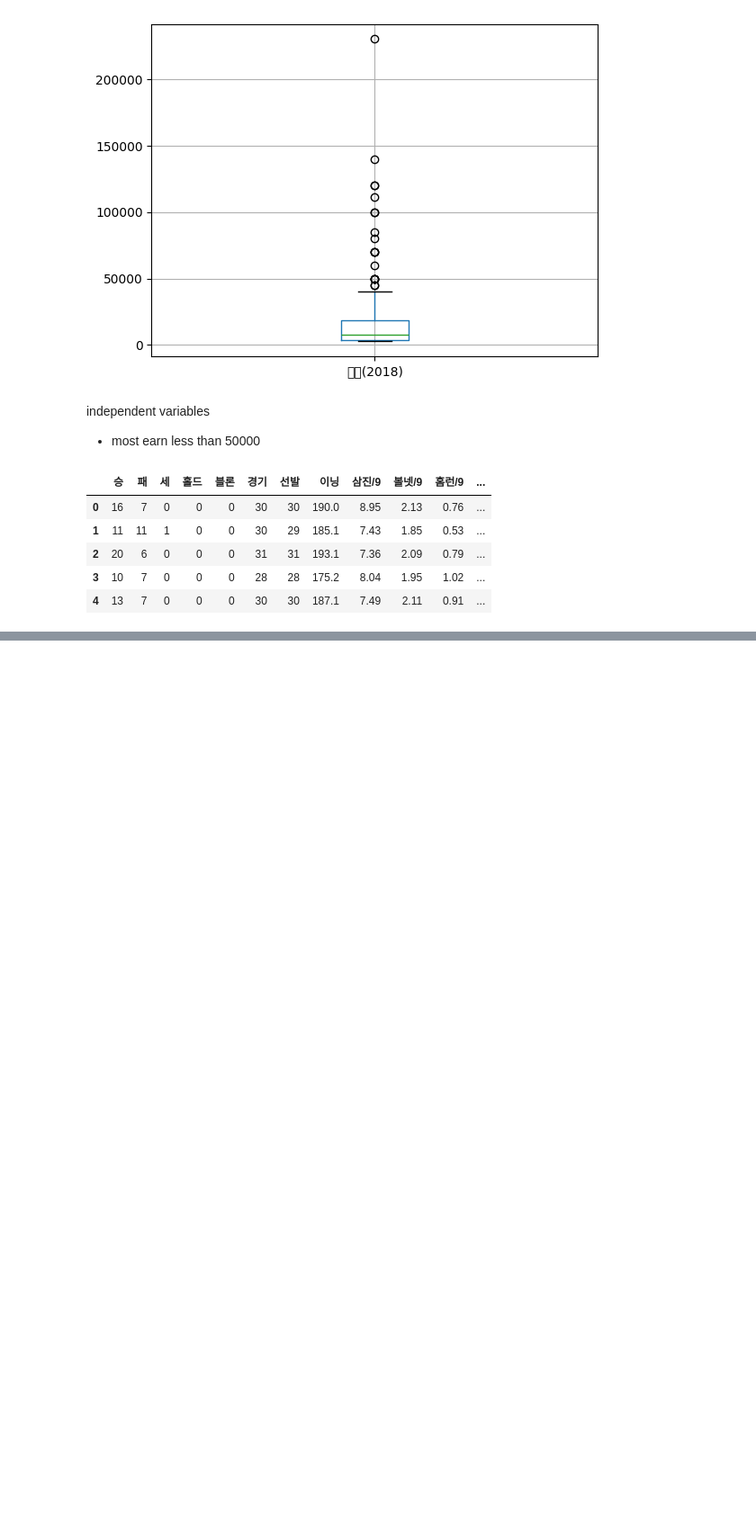
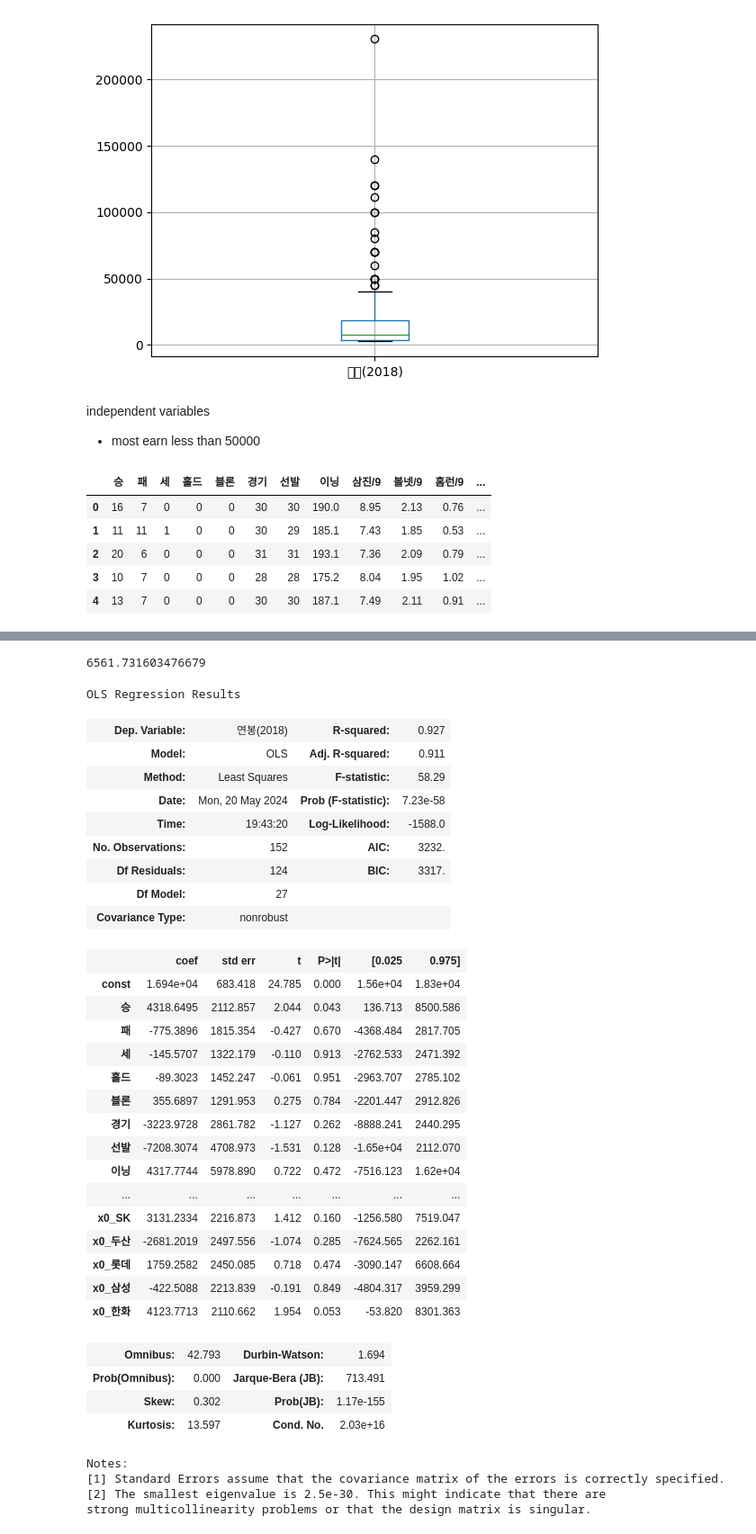
Before and after one commit to joannamooon/Learning-to-Machine-Learn, a Jupyter notebook: Linear Regression/baseball.ipynb, the cells around one changed output, grey strips where cells are left out. Shown at 90% size. Saved outputs shown, nothing was run; the diff lists cells and outputs as text; code cells hidden in the pictures; blank space fills up the shorter version.

```diff
--- a/Linear Regression/baseball.ipynb
+++ b/Linear Regression/baseball.ipynb
@@ -86,0 +293,4 @@ for i in range(len(vis_pitch.columns)):
+# %%
+mae
+# %% [output]
+6561.731603476679
@@ -86,0 +305,37 @@ for i in range(len(vis_pitch.columns)):
+# %%
+model.summary()
+# %% [output]
+OLS Regression Results
+| Dep. Variable: | 연봉(2018) | R-squared: | 0.927 |
+| Model: | OLS | Adj. R-squared: | 0.911 |
+| Method: | Least Squares | F-statistic: | 58.29 |
+| Date: | Mon, 20 May 2024 | Prob (F-statistic): | 7.23e-58 |
+| Time: | 19:43:20 | Log-Likelihood: | -1588.0 |
+| No. Observations: | 152 | AIC: | 3232. |
+| Df Residuals: | 124 | BIC: | 3317. |
+| Df Model: | 27 |  |  |
+| Covariance Type: | nonrobust |  |  |
+|  | coef | std err | t | P>|t| | [0.025 | 0.975] |
+| const | 1.694e+04 | 683.418 | 24.785 | 0.000 | 1.56e+04 | 1.83e+04 |
+| 승 | 4318.6495 | 2112.857 | 2.044 | 0.043 | 136.713 | 8500.586 |
+| 패 | -775.3896 | 1815.354 | -0.427 | 0.670 | -4368.484 | 2817.705 |
+| 세 | -145.5707 | 1322.179 | -0.110 | 0.913 | -2762.533 | 2471.392 |
+| 홀드 | -89.3023 | 1452.247 | -0.061 | 0.951 | -2963.707 | 2785.102 |
+| 블론 | 355.6897 | 1291.953 | 0.275 | 0.784 | -2201.447 | 2912.826 |
+| 경기 | -3223.9728 | 2861.782 | -1.127 | 0.262 | -8888.241 | 2440.295 |
+| 선발 | -7208.3074 | 4708.973 | -1.531 | 0.128 | -1.65e+04 | 2112.070 |
+| 이닝 | 4317.7744 | 5978.890 | 0.722 | 0.472 | -7516.123 | 1.62e+04 |
+| ... | ... | ... | ... | ... | ... | ... |
+| x0_SK | 3131.2334 | 2216.873 | 1.412 | 0.160 | -1256.580 | 7519.047 |
+| x0_두산 | -2681.2019 | 2497.556 | -1.074 | 0.285 | -7624.565 | 2262.161 |
+| x0_롯데 | 1759.2582 | 2450.085 | 0.718 | 0.474 | -3090.147 | 6608.664 |
+| x0_삼성 | -422.5088 | 2213.839 | -0.191 | 0.849 | -4804.317 | 3959.299 |
+| x0_한화 | 4123.7713 | 2110.662 | 1.954 | 0.053 | -53.820 | 8301.363 |
+| Omnibus: | 42.793 | Durbin-Watson: | 1.694 |
+| Prob(Omnibus): | 0.000 | Jarque-Bera (JB): | 713.491 |
+| Skew: | 0.302 | Prob(JB): | 1.17e-155 |
+| Kurtosis: | 13.597 | Cond. No. | 2.03e+16 |
+Notes:
+[1] Standard Errors assume that the covariance matrix of the errors is correctly specified.
+[2] The smallest eigenvalue is 2.5e-30. This might indicate that there are
+strong multicollinearity problems or that the design matrix is singular.
```
Also changed, not shown: parts of 55 cells of this notebook, 2 other files.
